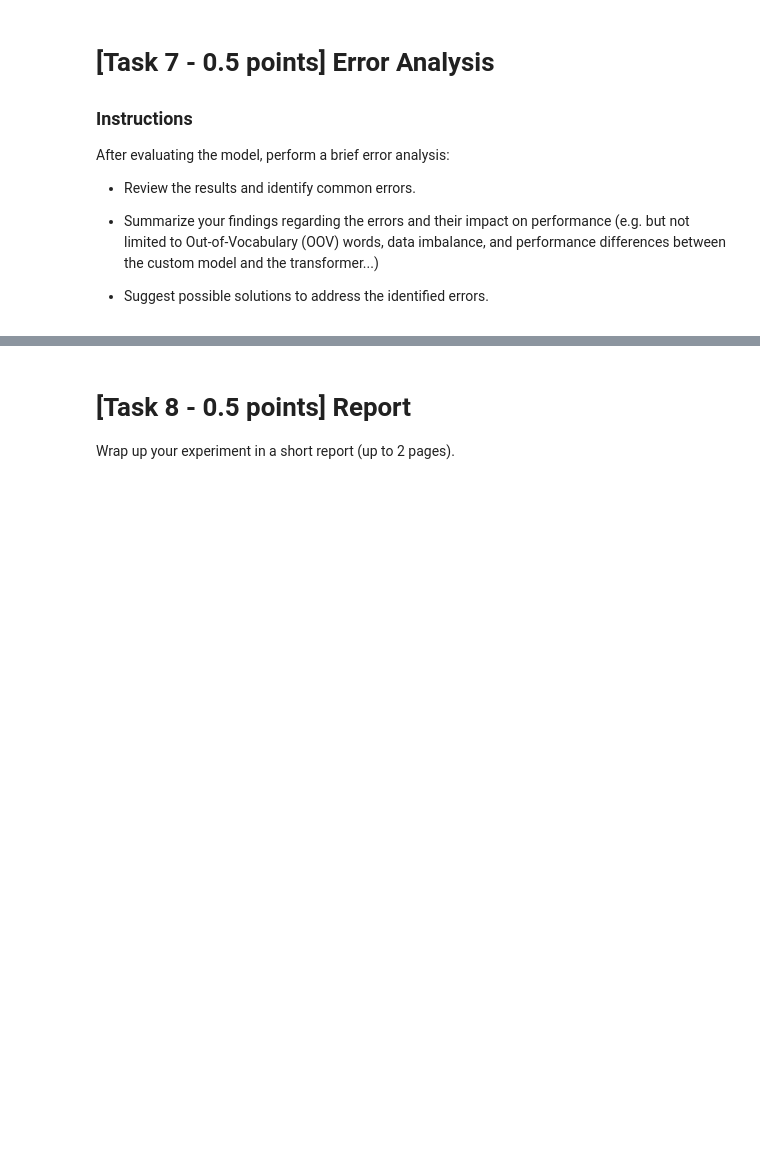
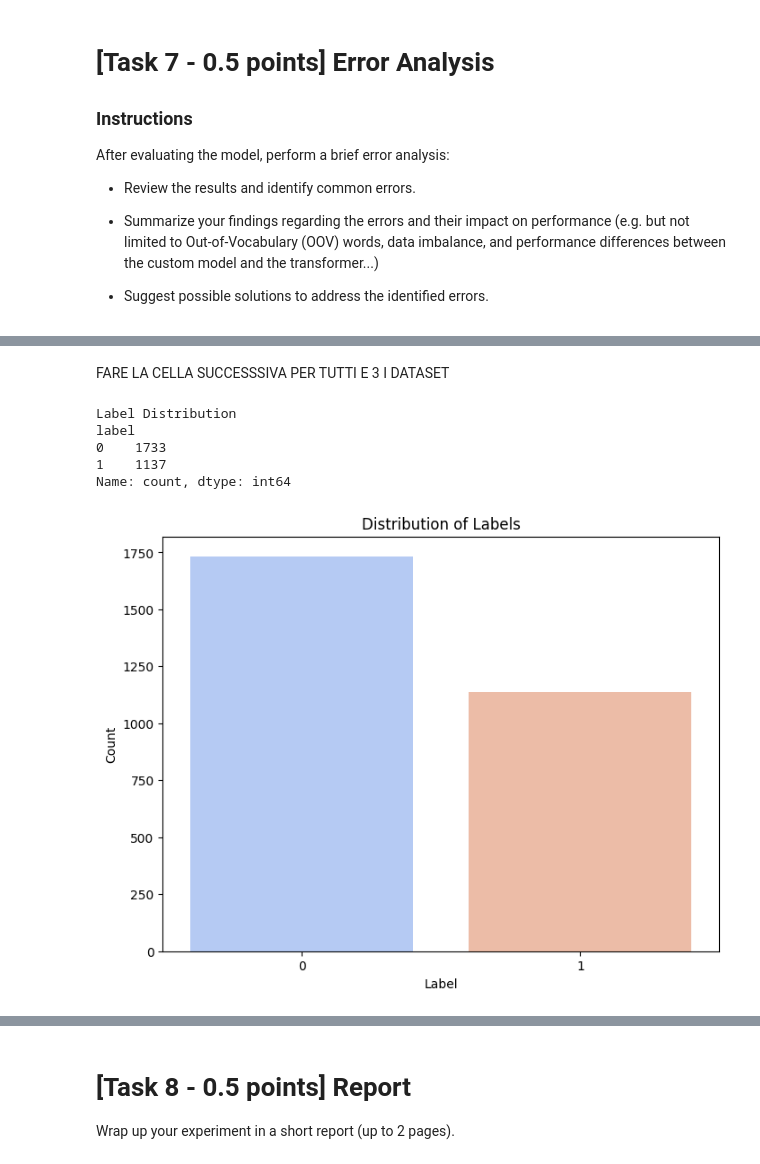
Before and after one commit to tancredibosi/nlp-assignments, a Jupyter notebook: Assignment1_2425.ipynb, the cells around one changed output, grey strips where cells are left out. Drawn from its saved outputs; the diff is of its cells as text; code cells hidden in the pictures; blank space fills up the shorter version.

```diff
--- a/Assignment1_2425.ipynb
+++ b/Assignment1_2425.ipynb
@@ -1011,0 +1077,34 @@ After evaluating the model, perform a brief error analysis:
+# %% [markdown]
+FARE LA CELLA SUCCESSSIVA PER TUTTI E 3 I DATASET
+# %%
+data = train_df
+data_val = validation_df
+data_test = test_df
+# Load the dataset (replace 'your_dataset.csv' with the actual file name)
+# The dataset should have at least two columns: 'tweet' and 'label'
+data = data.rename(columns={'hard_label_task1': 'label'})
+data_val = data_val.rename(columns={'hard_label_task1': 'label'})
+data_test = data_test.rename(columns={'hard_label_task1': 'label'})
+
+
+# Ensure the dataset has the required columns
+assert 'tweet' in data.columns and 'label' in data.columns, "Dataset must have 'tweet' and 'label' columns"
+
+# Basic Statistics
+print("\nLabel Distribution")
+print(data['label'].value_counts())
+
+# 1. Label Distribution
+plt.figure(figsize=(8, 6))
+sns.countplot(data=data, x='label', palette='coolwarm')
+plt.title('Distribution of Labels')
+plt.xlabel('Label')
+plt.ylabel('Count')
+plt.show()
+# %% [output]
+Label Distribution
+label
+0    1733
+1    1137
+Name: count, dtype: int64
+[figure, added]
```
Also changed, not shown: parts of 19 cells of this notebook.
